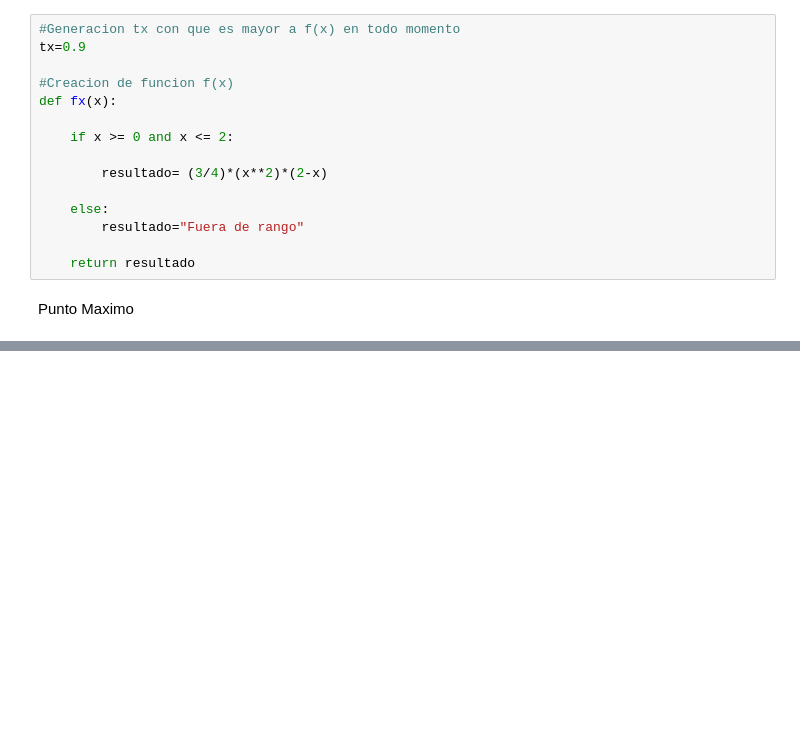
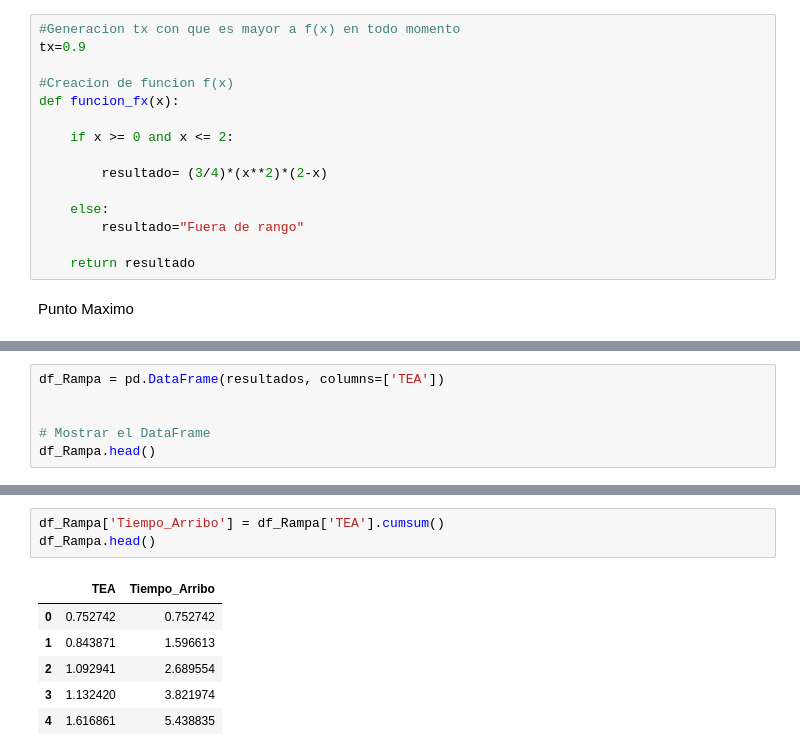
Before and after one commit to juankquintana/Simulacion-Python, a Jupyter notebook: Semana 5/Caso5.ipynb, the cells around one changed output, grey strips where cells are left out. Drawn from its saved outputs; the diff is of its cells as text; blank space fills up the shorter version.

```diff
--- a/Semana 5/Caso5.ipynb
+++ b/Semana 5/Caso5.ipynb
@@ -88,7 +87,7 @@ df_llegada.to_csv('tiempo_de_arribos_Llegada.csv', index=False)
 tx=0.9
 
 #Creacion de funcion f(x)
-def fx(x):
+def funcion_fx(x):
 
     if x >= 0 and x <= 2:
 
@@ -148,0 +181,6 @@ def aceptacion_rechazo(x):
+# %%
+df_Rampa = pd.DataFrame(resultados, columns=['TEA'])
+
+
+# Mostrar el DataFrame
+df_Rampa.head()
@@ -148,0 +194,10 @@ def aceptacion_rechazo(x):
+# %%
+df_Rampa['Tiempo_Arribo'] = df_Rampa['TEA'].cumsum()
+df_Rampa.head()
+# %% [output]
+|  | TEA | Tiempo_Arribo |
+| 0 | 0.752742 | 0.752742 |
+| 1 | 0.843871 | 1.596613 |
+| 2 | 1.092941 | 2.689554 |
+| 3 | 1.132420 | 3.821974 |
+| 4 | 1.616861 | 5.438835 |
```
Also changed, not shown: parts of 10 cells of this notebook, 1 other file.
